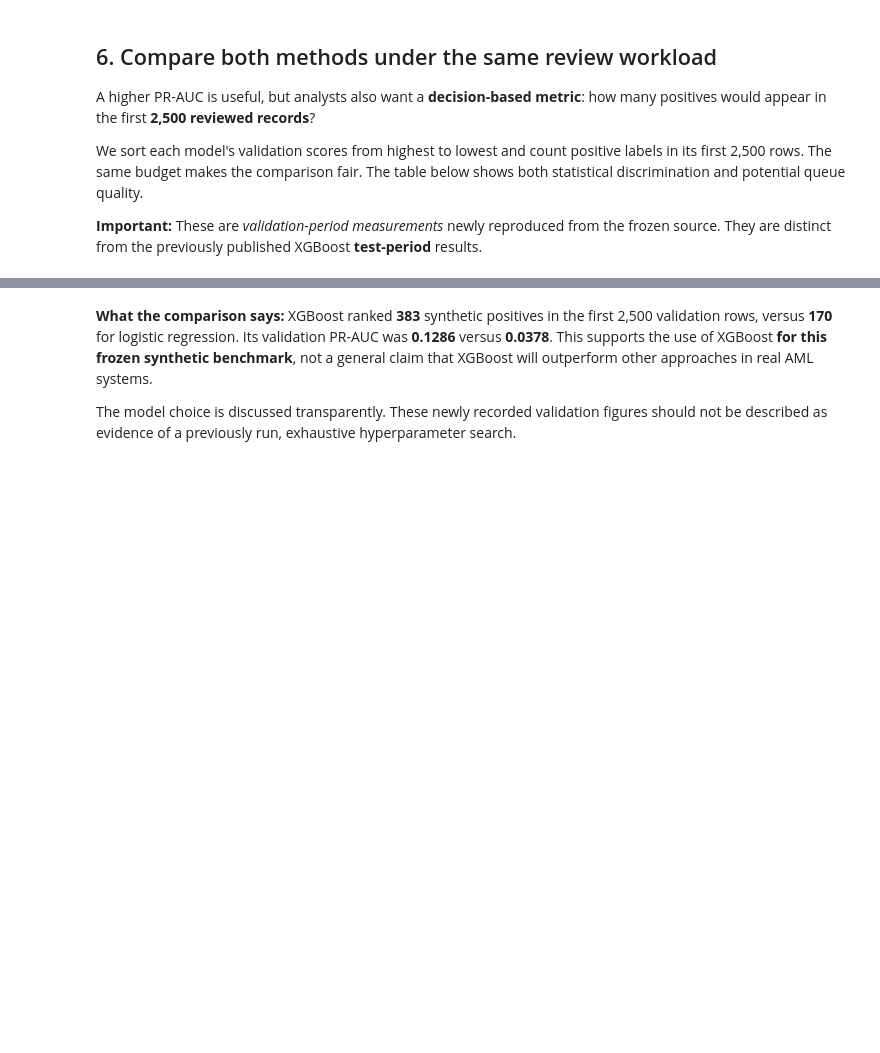
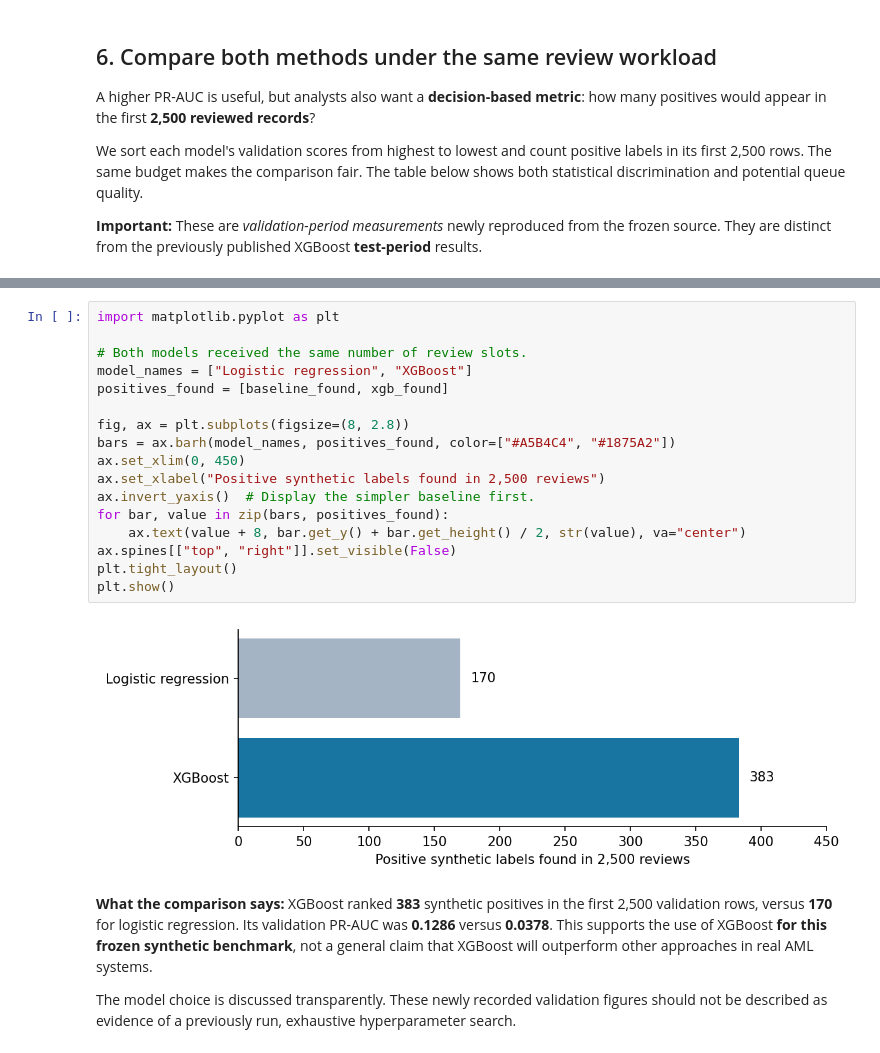
Before and after one commit to mohammedmia1/AML_Data_Science_Project, a Jupyter notebook: notebooks/AML_Model_Development.ipynb, the cells around one changed output, grey strips where cells are left out. Drawn from its saved outputs; the diff is of its cells as text; blank space fills up the shorter version.

Commit message:
Finalize guided notebook visuals and reliability evidence

```diff
--- a/notebooks/AML_Model_Development.ipynb
+++ b/notebooks/AML_Model_Development.ipynb
@@ -230,3 +246,22 @@ Logistic regression             0.0378              0.7995
+# %%
+import matplotlib.pyplot as plt
+
+# Both models received the same number of review slots.
+model_names = ["Logistic regression", "XGBoost"]
+positives_found = [baseline_found, xgb_found]
+
+fig, ax = plt.subplots(figsize=(8, 2.8))
+bars = ax.barh(model_names, positives_found, color=["#A5B4C4", "#1875A2"])
+ax.set_xlim(0, 450)
+ax.set_xlabel("Positive synthetic labels found in 2,500 reviews")
+ax.invert_yaxis()  # Display the simpler baseline first.
+for bar, value in zip(bars, positives_found):
+    ax.text(value + 8, bar.get_y() + bar.get_height() / 2, str(value), va="center")
+ax.spines[["top", "right"]].set_visible(False)
+plt.tight_layout()
+plt.show()
+# %% [output]
+[figure, added]
 # %% [markdown]
 **What the comparison says:** XGBoost ranked **383** synthetic positives in the first 2,500 validation rows, versus **170** for logistic regression. Its validation PR-AUC was **0.1286** versus **0.0378**. This supports the use of XGBoost **for this frozen synthetic benchmark**, not a general claim that XGBoost will outperform other approaches in real AML systems.
 
```
Also changed, not shown: parts of 8 cells of this notebook, 2 other files.
